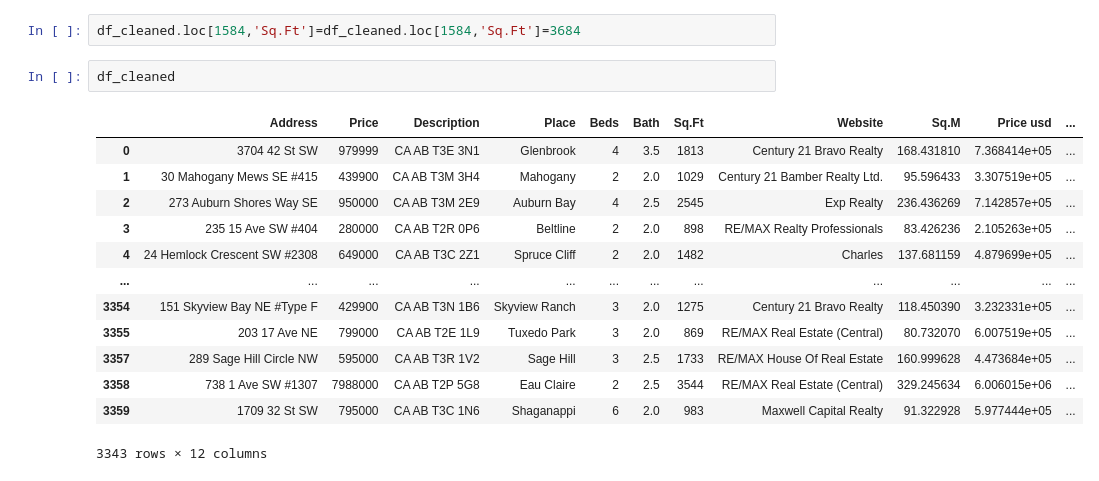
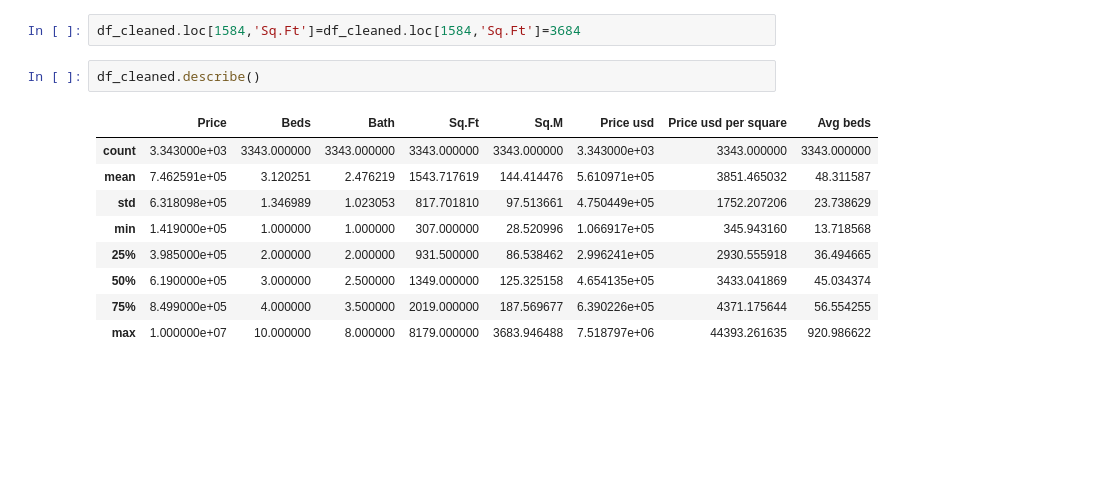
Before and after one commit to roldugina/data_analysis_projects, a Jupyter notebook: Housing_price_Canada.ipynb, the cells around one changed output. Saved outputs shown, nothing was run; the diff lists cells and outputs as text; blank space fills up the shorter version.

```diff
--- a/Housing_price_Canada.ipynb
+++ b/Housing_price_Canada.ipynb
@@ -187,19 +179,15 @@ df_cleaned.loc[mask_max_beds]
 # %%
 df_cleaned.loc[1584,'Sq.Ft']=df_cleaned.loc[1584,'Sq.Ft']=3684
 # %%
-df_cleaned
+df_cleaned.describe()
 # %% [output]
-|  | Address | Price | Description | Place | Beds | Bath | Sq.Ft | Website | Sq.M | Price usd | ... |
-| 0 | 3704 42 St SW | 979999 | CA AB T3E 3N1 | Glenbrook | 4 | 3.5 | 1813 | Century 21 Bravo Realty | 168.431810 | 7.368414e+05 | ... |
-| 1 | 30 Mahogany Mews SE #415 | 439900 | CA AB T3M 3H4 | Mahogany | 2 | 2.0 | 1029 | Century 21 Bamber Realty Ltd. | 95.596433 | 3.307519e+05 | ... |
-| 2 | 273 Auburn Shores Way SE | 950000 | CA AB T3M 2E9 | Auburn Bay | 4 | 2.5 | 2545 | Exp Realty | 236.436269 | 7.142857e+05 | ... |
-| 3 | 235 15 Ave SW #404 | 280000 | CA AB T2R 0P6 | Beltline | 2 | 2.0 | 898 | RE/MAX Realty Professionals | 83.426236 | 2.105263e+05 | ... |
-| 4 | 24 Hemlock Crescent SW #2308 | 649000 | CA AB T3C 2Z1 | Spruce Cliff | 2 | 2.0 | 1482 | Charles | 137.681159 | 4.879699e+05 | ... |
-| ... | ... | ... | ... | ... | ... | ... | ... | ... | ... | ... | ... |
-| 3354 | 151 Skyview Bay NE #Type F | 429900 | CA AB T3N 1B6 | Skyview Ranch | 3 | 2.0 | 1275 | Century 21 Bravo Realty | 118.450390 | 3.232331e+05 | ... |
-| 3355 | 203 17 Ave NE | 799000 | CA AB T2E 1L9 | Tuxedo Park | 3 | 2.0 | 869 | RE/MAX Real Estate (Central) | 80.732070 | 6.007519e+05 | ... |
-| 3357 | 289 Sage Hill Circle NW | 595000 | CA AB T3R 1V2 | Sage Hill | 3 | 2.5 | 1733 | RE/MAX House Of Real Estate | 160.999628 | 4.473684e+05 | ... |
-| 3358 | 738 1 Ave SW #1307 | 7988000 | CA AB T2P 5G8 | Eau Claire | 2 | 2.5 | 3544 | RE/MAX Real Estate (Central) | 329.245634 | 6.006015e+06 | ... |
-| 3359 | 1709 32 St SW | 795000 | CA AB T3C 1N6 | Shaganappi | 6 | 2.0 | 983 | Maxwell Capital Realty | 91.322928 | 5.977444e+05 | ... |
+|  | Price | Beds | Bath | Sq.Ft | Sq.M | Price usd | Price usd per square | Avg beds |
+| count | 3.343000e+03 | 3343.000000 | 3343.000000 | 3343.000000 | 3343.000000 | 3.343000e+03 | 3343.000000 | 3343.000000 |
+| mean | 7.462591e+05 | 3.120251 | 2.476219 | 1543.717619 | 144.414476 | 5.610971e+05 | 3851.465032 | 48.311587 |
+| std | 6.318098e+05 | 1.346989 | 1.023053 | 817.701810 | 97.513661 | 4.750449e+05 | 1752.207206 | 23.738629 |
+| min | 1.419000e+05 | 1.000000 | 1.000000 | 307.000000 | 28.520996 | 1.066917e+05 | 345.943160 | 13.718568 |
+| 25% | 3.985000e+05 | 2.000000 | 2.000000 | 931.500000 | 86.538462 | 2.996241e+05 | 2930.555918 | 36.494665 |
+| 50% | 6.190000e+05 | 3.000000 | 2.500000 | 1349.000000 | 125.325158 | 4.654135e+05 | 3433.041869 | 45.034374 |
+| 75% | 8.499000e+05 | 4.000000 | 3.500000 | 2019.000000 | 187.569677 | 6.390226e+05 | 4371.175644 | 56.554255 |
+| max | 1.000000e+07 | 10.000000 | 8.000000 | 8179.000000 | 3683.946488 | 7.518797e+06 | 44393.261635 | 920.986622 |
-3343 rows × 12 columns
 # %%
```
Also changed, not shown: parts of 21 cells of this notebook.
